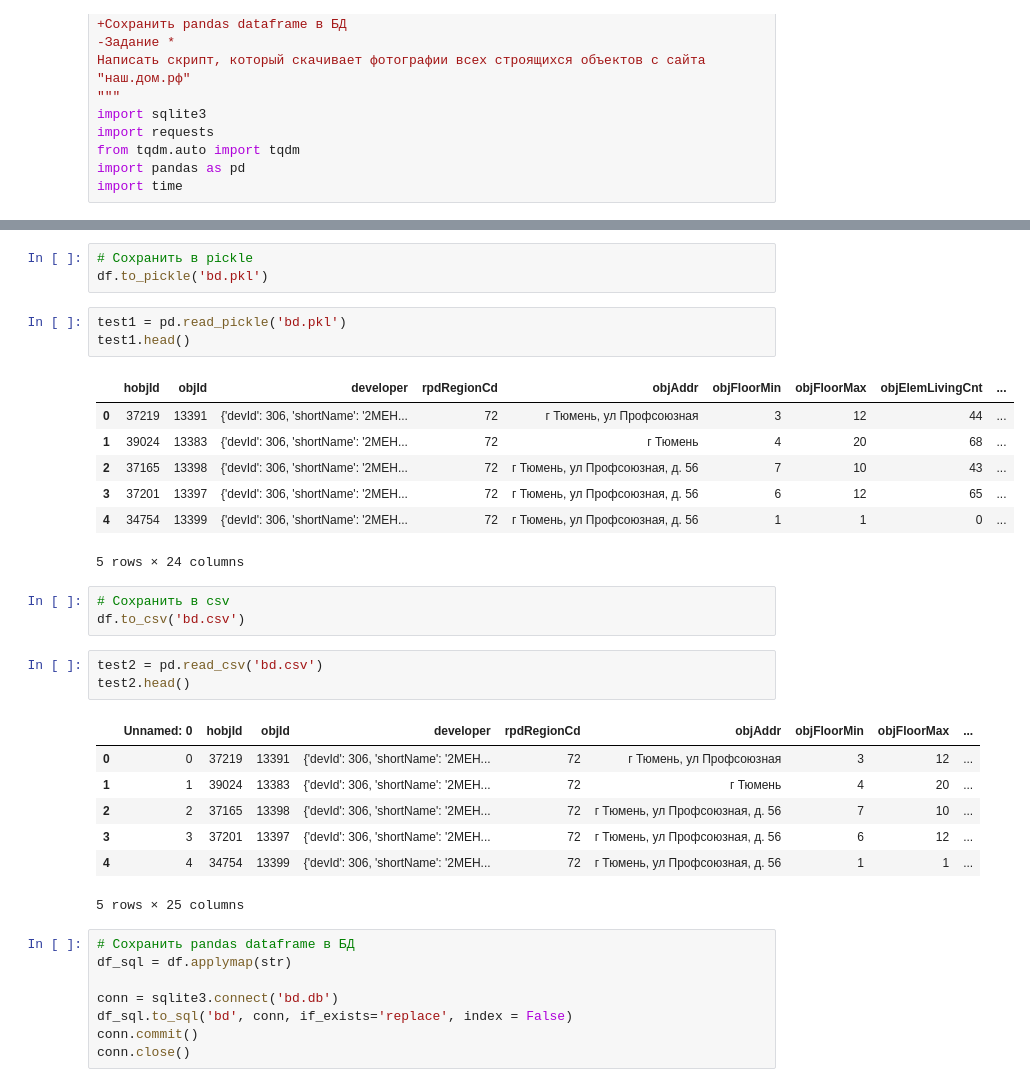
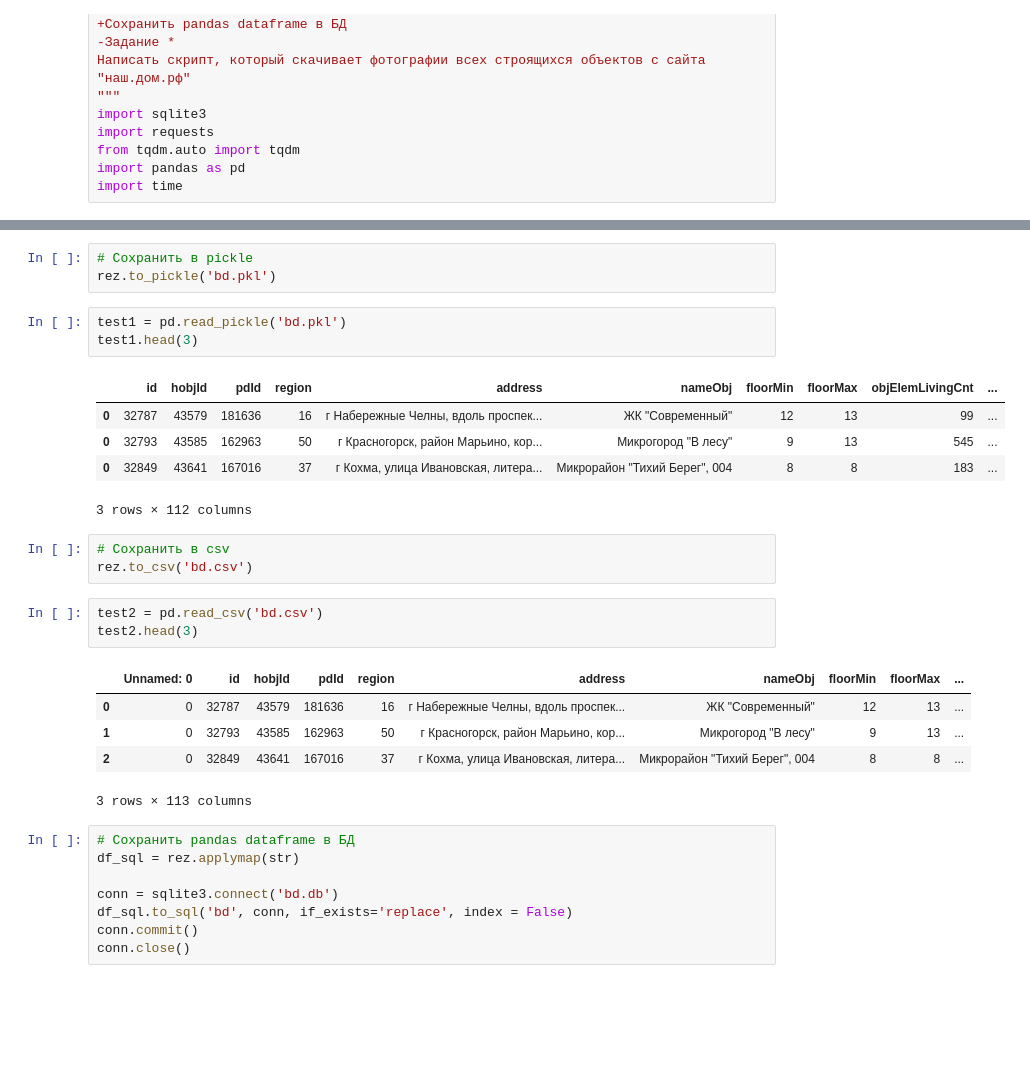
Before and after one commit to PanchenkoVI/start_of_learning_data_scientists, a Jupyter notebook: HM_Task1/HM_Task1.ipynb, the cells around one changed output, grey strips where cells are left out. Cells and saved outputs as stored; diff of their text form; blank space fills up the shorter version.

```diff
--- a/HM_Task1/HM_Task1.ipynb
+++ b/HM_Task1/HM_Task1.ipynb
@@ -74,34 +129,30 @@ test.head()
 # %%
 # Cохранить в pickle
-df.to_pickle('bd.pkl')
+rez.to_pickle('bd.pkl')
 # %%
 test1 = pd.read_pickle('bd.pkl')
-test1.head()
+test1.head(3)
 # %% [output]
-|  | hobjId | objId | developer | rpdRegionCd | objAddr | objFloorMin | objFloorMax | objElemLivingCnt | ... |
-| 0 | 37219 | 13391 | {'devId': 306, 'shortName': '2МЕН... | 72 | г Тюмень, ул Профсоюзная | 3 | 12 | 44 | ... |
-| 1 | 39024 | 13383 | {'devId': 306, 'shortName': '2МЕН... | 72 | г Тюмень | 4 | 20 | 68 | ... |
-| 2 | 37165 | 13398 | {'devId': 306, 'shortName': '2МЕН... | 72 | г Тюмень, ул Профсоюзная, д. 56 | 7 | 10 | 43 | ... |
-| 3 | 37201 | 13397 | {'devId': 306, 'shortName': '2МЕН... | 72 | г Тюмень, ул Профсоюзная, д. 56 | 6 | 12 | 65 | ... |
-| 4 | 34754 | 13399 | {'devId': 306, 'shortName': '2МЕН... | 72 | г Тюмень, ул Профсоюзная, д. 56 | 1 | 1 | 0 | ... |
+|  | id | hobjId | pdId | region | address | nameObj | floorMin | floorMax | objElemLivingCnt | ... |
+| 0 | 32787 | 43579 | 181636 | 16 | г Набережные Челны, вдоль проспек... | ЖК "Современный" | 12 | 13 | 99 | ... |
+| 0 | 32793 | 43585 | 162963 | 50 | г Красногорск, район Марьино, кор... | Микрогород "В лесу" | 9 | 13 | 545 | ... |
+| 0 | 32849 | 43641 | 167016 | 37 | г Кохма, улица Ивановская, литера... | Микрорайон "Тихий Берег", 004 | 8 | 8 | 183 | ... |
-5 rows × 24 columns
+3 rows × 112 columns
 # %%
 # Cохранить в csv
-df.to_csv('bd.csv')
+rez.to_csv('bd.csv')
 # %%
 test2 = pd.read_csv('bd.csv')
-test2.head()
+test2.head(3)
 # %% [output]
-|  | Unnamed: 0 | hobjId | objId | developer | rpdRegionCd | objAddr | objFloorMin | objFloorMax | ... |
-| 0 | 0 | 37219 | 13391 | {'devId': 306, 'shortName': '2МЕН... | 72 | г Тюмень, ул Профсоюзная | 3 | 12 | ... |
-| 1 | 1 | 39024 | 13383 | {'devId': 306, 'shortName': '2МЕН... | 72 | г Тюмень | 4 | 20 | ... |
-| 2 | 2 | 37165 | 13398 | {'devId': 306, 'shortName': '2МЕН... | 72 | г Тюмень, ул Профсоюзная, д. 56 | 7 | 10 | ... |
-| 3 | 3 | 37201 | 13397 | {'devId': 306, 'shortName': '2МЕН... | 72 | г Тюмень, ул Профсоюзная, д. 56 | 6 | 12 | ... |
-| 4 | 4 | 34754 | 13399 | {'devId': 306, 'shortName': '2МЕН... | 72 | г Тюмень, ул Профсоюзная, д. 56 | 1 | 1 | ... |
+|  | Unnamed: 0 | id | hobjId | pdId | region | address | nameObj | floorMin | floorMax | ... |
+| 0 | 0 | 32787 | 43579 | 181636 | 16 | г Набережные Челны, вдоль проспек... | ЖК "Современный" | 12 | 13 | ... |
+| 1 | 0 | 32793 | 43585 | 162963 | 50 | г Красногорск, район Марьино, кор... | Микрогород "В лесу" | 9 | 13 | ... |
+| 2 | 0 | 32849 | 43641 | 167016 | 37 | г Кохма, улица Ивановская, литера... | Микрорайон "Тихий Берег", 004 | 8 | 8 | ... |
-5 rows × 25 columns
+3 rows × 113 columns
 # %%
 # Cохранить pandas dataframe в БД
-df_sql = df.applymap(str)
+df_sql = rez.applymap(str)
 
 conn = sqlite3.connect('bd.db')
 df_sql.to_sql('bd', conn, if_exists='replace', index = False)
```
Also changed, not shown: parts of 7 cells of this notebook, 12 other files.
